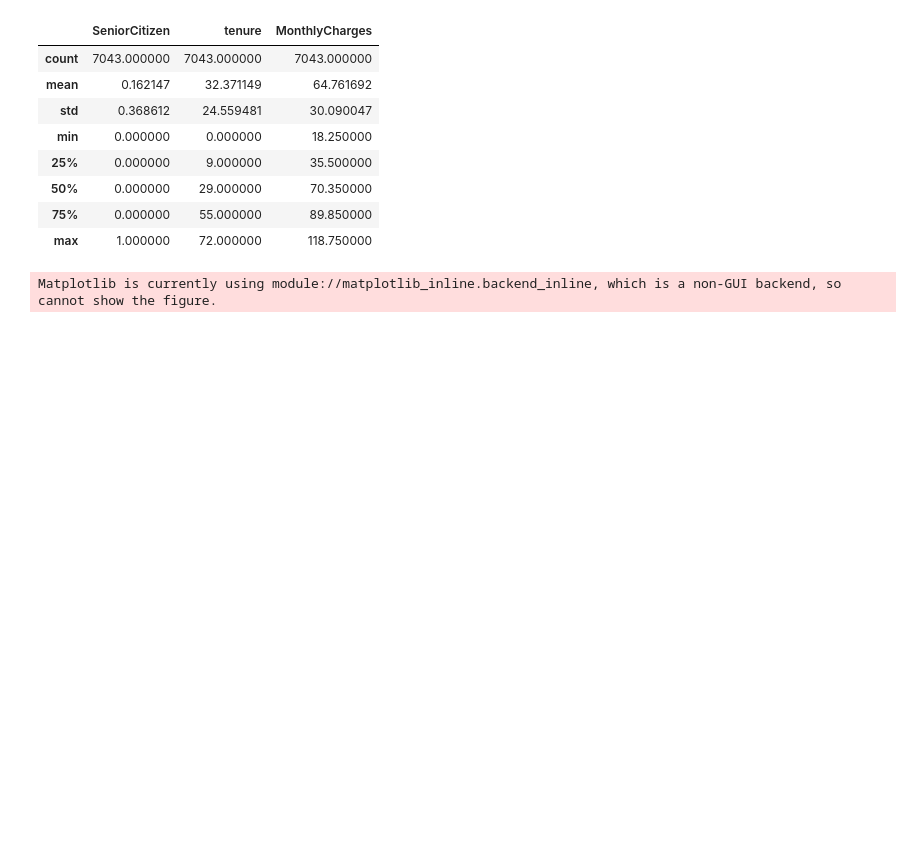
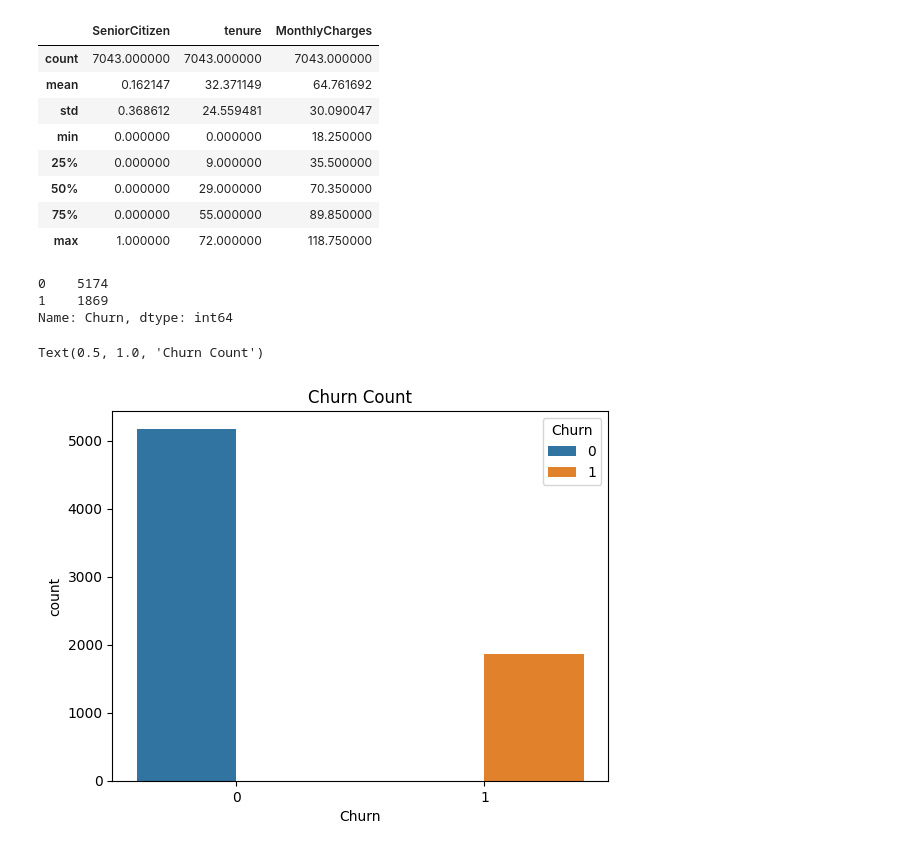
Before and after one commit to ortizfram/churn-prediction2, a Jupyter notebook: churn-prediction2.ipynb, the cells around one changed output. Drawn from its saved outputs; the diff is of its cells as text; code cells hidden in the pictures; blank space fills up the shorter version.

```diff
--- a/churn-prediction2.ipynb
+++ b/churn-prediction2.ipynb
@@ -75,8 +68,16 @@ df.describe()
 df.loc[df.Churn == 'Yes', 'Churn'] = 1
 df.loc[df.Churn == 'No', 'Churn'] = 0
 # %%
-# Visualize customer Churn count
-sns.countplot(x='Churn', data=df)
-plt.show()
+# get customer churn count
+df.Churn.value_counts()
 # %% [output]
-Matplotlib is currently using module://matplotlib_inline.backend_inline, which is a non-GUI backend, so cannot show the figure.
+0    5174
+1    1869
+Name: Churn, dtype: int64
+# %%
+# Visualize the count of customer Churn
+sns.countplot(x='Churn', hue='Churn', data=df)
+plt.title('Churn Count')
+# %% [output]
+Text(0.5, 1.0, 'Churn Count')
+[figure, added]
```
Also changed, not shown: parts of 4 cells of this notebook.
